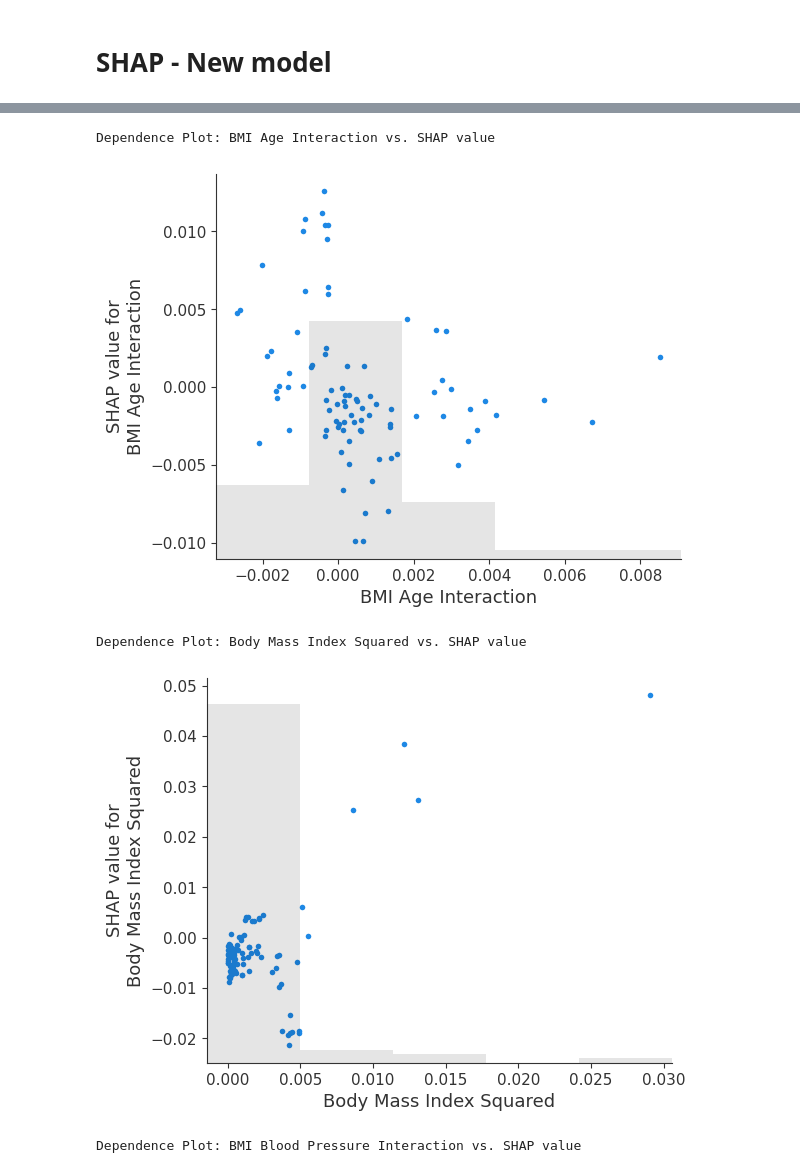
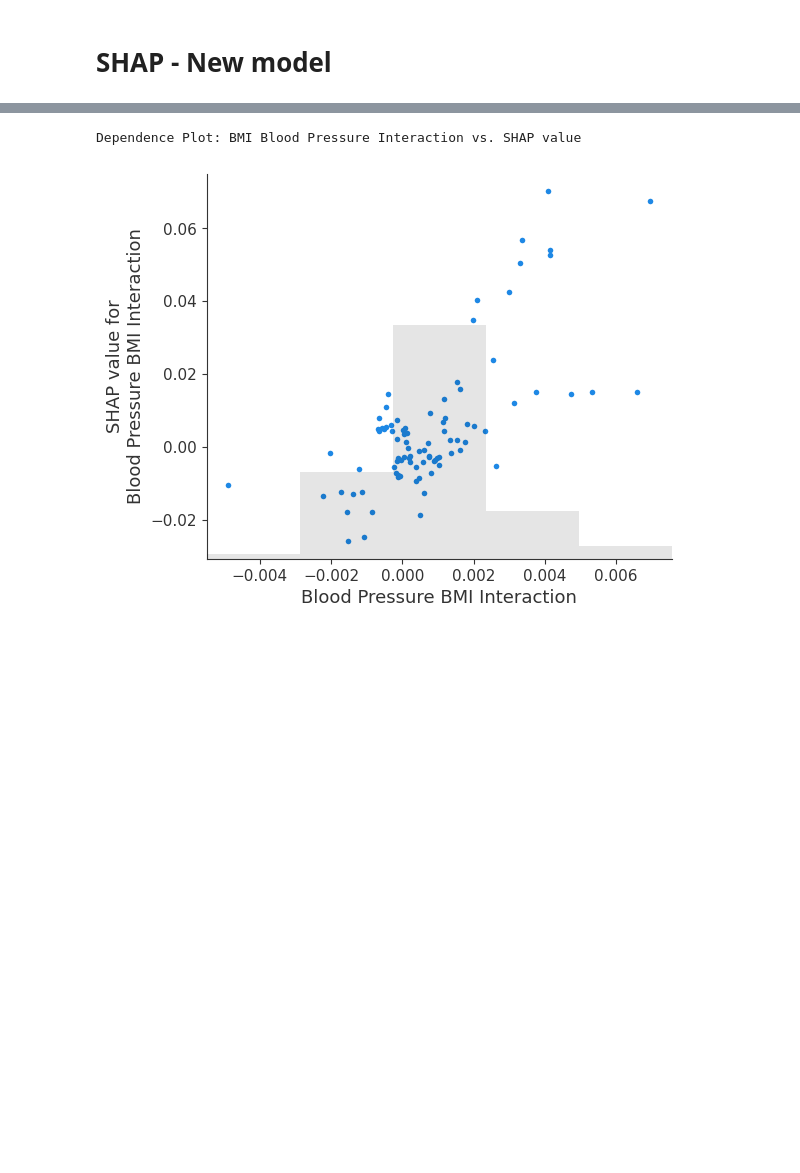
Before and after one commit to AICINEFOICSEV/esercizio, a Jupyter notebook: Lesson_5_Shap_xgboost_ISS.ipynb, the cells around one changed output, grey strips where cells are left out. Cells and saved outputs as stored; diff of their text form; code cells hidden in the pictures; blank space fills up the shorter version.

```diff
--- a/Lesson_5_Shap_xgboost_ISS.ipynb
+++ b/Lesson_5_Shap_xgboost_ISS.ipynb
@@ -140,10 +140,6 @@ plot_feature_correlations(X_renamed, y)
 # Create an interaction feature between Average Blood Pressure and Body Mass Index
 X_renamed['Blood Pressure BMI Interaction'] = X_renamed['Average Blood Pressure'] * X_renamed['Body Mass Index']
 
-# Create an interaction feature between Body Mass Index and Age
-X_renamed['BMI Age Interaction'] = X_renamed['Body Mass Index'] * X_renamed['Age (years)']
-
-
 display(X_renamed.head())
 # %% [output]
 |  | Age (years) | Sex | Body Mass Index | Average Blood Pressure | Total Cholesterol (TC) | ... |
@@ -547,19 +460,8 @@ Dependence Plot: Body Mass Index vs. SHAP value, colored by Log(Triglycerides)
 # %%
-
-# BMI_Age_Interaction vs. SHAP value
-print('\nDependence Plot: BMI Age Interaction vs. SHAP value')
-shap.plots.scatter(shap_values[:, shap_values.feature_names.index('BMI Age Interaction')])
-
-# BMI Squared vs. SHAP value
-print('\nDependence Plot: Body Mass Index Squared vs. SHAP value')
-shap.plots.scatter(shap_values[:, shap_values.feature_names.index('Body Mass Index Squared')])
 
 # BMI_Blood_Pressure_Interaction vs. SHAP value
 print('\nDependence Plot: BMI Blood Pressure Interaction vs. SHAP value')
 shap.plots.scatter(shap_values[:, shap_values.feature_names.index('Blood Pressure BMI Interaction')])
 # %% [output]
-Dependence Plot: BMI Age Interaction vs. SHAP value
+Dependence Plot: BMI Blood Pressure Interaction vs. SHAP value
-[figure, old version]
+[figure, new version]
-Dependence Plot: Body Mass Index Squared vs. SHAP value
-[figure, removed]
-Dependence Plot: BMI Blood Pressure Interaction vs. SHAP value
```
Also changed, not shown: parts of 17 cells of this notebook.
